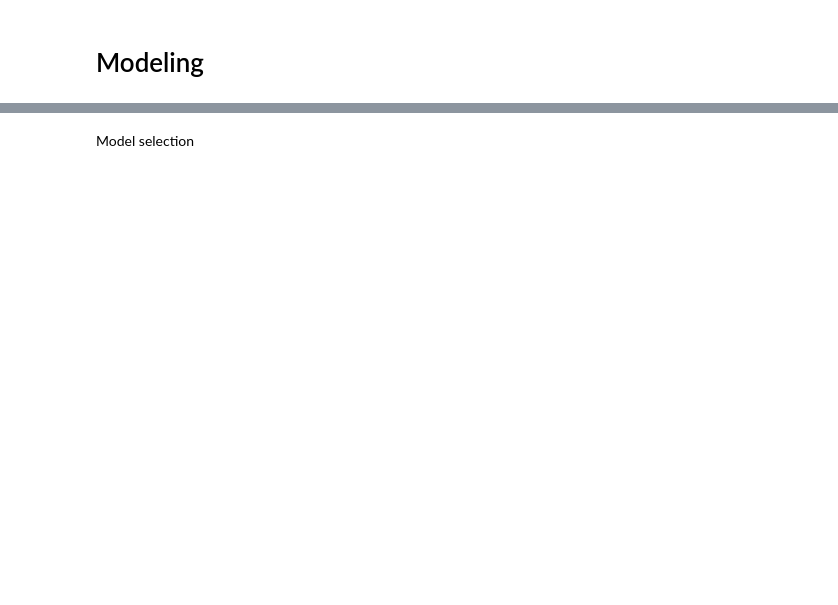
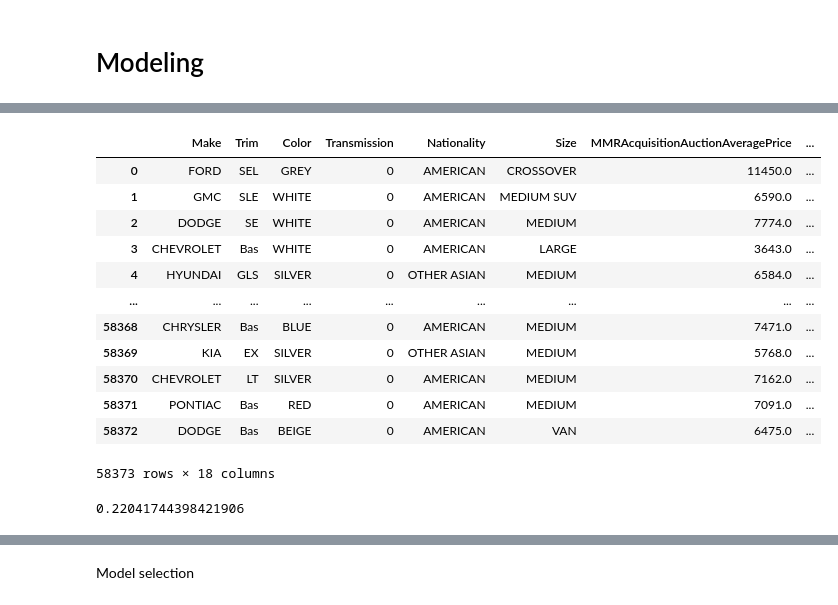
Before and after one commit to d-kleine/cars_badbuys, a Jupyter notebook: 1_modeling.ipynb, the cells around one changed output, grey strips where cells are left out. Saved outputs shown, nothing was run; the diff lists cells and outputs as text; code cells hidden in the pictures; blank space fills up the shorter version.

```diff
--- a/1_modeling.ipynb
+++ b/1_modeling.ipynb
@@ -119,0 +247,33 @@ cross_val_score(estimator=pipe_nb,
+# %%
+def engineer_features(features):
+    """
+    Prepares feature DataFrame for modelling through feature engineering and selection.
+
+    Args:
+        features (pd.DataFrame) : DataFrame containing features.
+
+    Returns:
+        features (pd.DataFrame) : Feature matrix used for modeling.
+    """
+    remove_cols = list(features.columns[sorted_idx][:8])
+    features = features.drop(remove_cols, axis = 1)
+
+    return features
+# %%
+features_train = engineer_features(features_train) #create final features_train
+# %%
+features_train
+# %% [output]
+|  | Make | Trim | Color | Transmission | Nationality | Size | MMRAcquisitionAuctionAveragePrice | ... |
+| 0 | FORD | SEL | GREY | 0 | AMERICAN | CROSSOVER | 11450.0 | ... |
+| 1 | GMC | SLE | WHITE | 0 | AMERICAN | MEDIUM SUV | 6590.0 | ... |
+| 2 | DODGE | SE | WHITE | 0 | AMERICAN | MEDIUM | 7774.0 | ... |
+| 3 | CHEVROLET | Bas | WHITE | 0 | AMERICAN | LARGE | 3643.0 | ... |
+| 4 | HYUNDAI | GLS | SILVER | 0 | OTHER ASIAN | MEDIUM | 6584.0 | ... |
+| ... | ... | ... | ... | ... | ... | ... | ... | ... |
+| 58368 | CHRYSLER | Bas | BLUE | 0 | AMERICAN | MEDIUM | 7471.0 | ... |
+| 58369 | KIA | EX | SILVER | 0 | OTHER ASIAN | MEDIUM | 5768.0 | ... |
+| 58370 | CHEVROLET | LT | SILVER | 0 | AMERICAN | MEDIUM | 7162.0 | ... |
+| 58371 | PONTIAC | Bas | RED | 0 | AMERICAN | MEDIUM | 7091.0 | ... |
+| 58372 | DODGE | Bas | BEIGE | 0 | AMERICAN | VAN | 6475.0 | ... |
+58373 rows × 18 columns
@@ -120,2 +296,20 @@ cross_val_score(estimator=pipe_nb,
+# %%
+# naive bayes
+from sklearn.naive_bayes import GaussianNB
+
+model_nb = GaussianNB()
+
+pipe_nb = Pipeline([("col_encoder", col_transformer),
+                    ("scaler", scaler),
+                    ("model", model_nb)])
+
+cross_val_score(estimator=pipe_nb,
+                X=features_train,
+                y=target_train,
+                cv=3,
+                scoring='f1',
+                n_jobs=-1).mean()
+# %% [output]
+0.22041744398421906
 # %%
 # logistic regression
```
Also changed, not shown: parts of 35 cells of this notebook, 3 other files.
